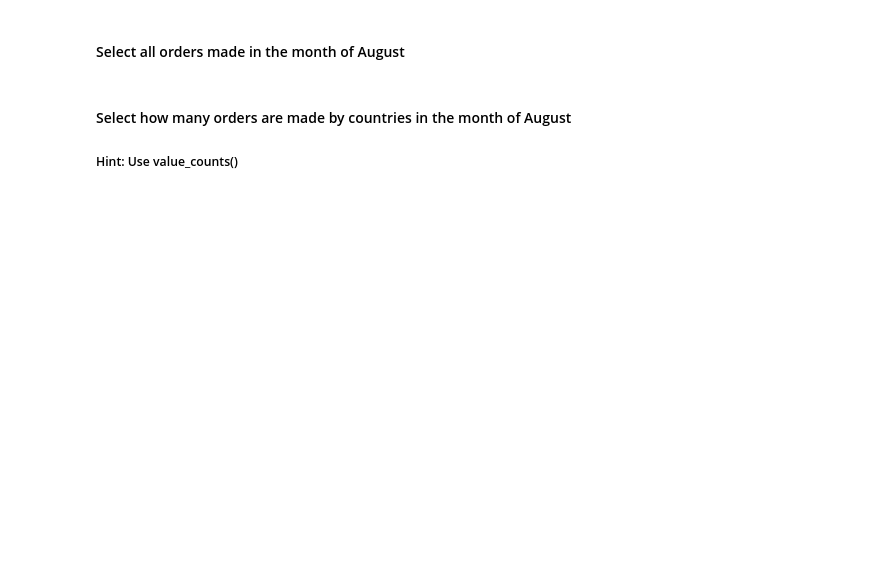
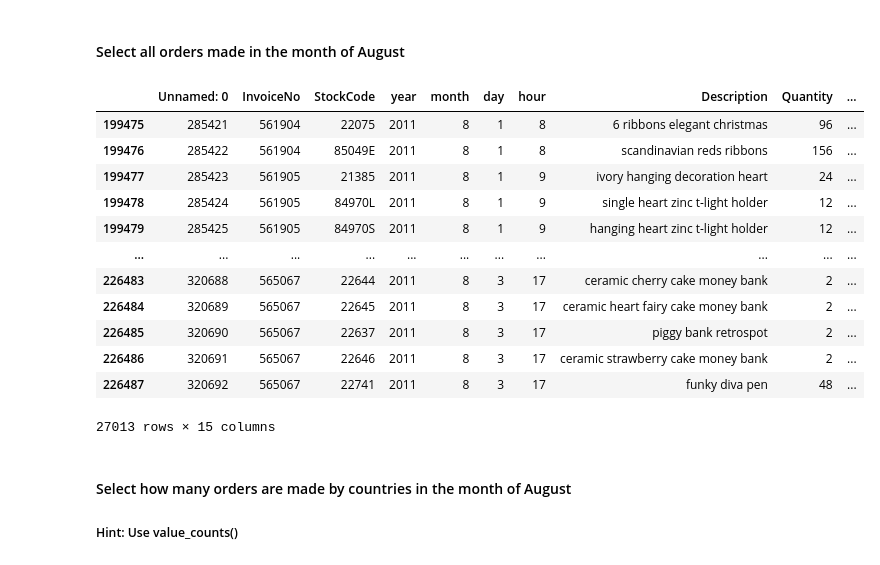
Before and after one commit to danielquer/data-pt-ber-08-20, a Jupyter notebook: Labs/module-2_labs/01_statistics/02_lab-subsetting-and-descriptive-stats/your-code/main-dani.ipynb, the cells around one changed output. Saved outputs shown, nothing was run; the diff lists cells and outputs as text; code cells hidden in the pictures; blank space fills up the shorter version.

```diff
--- a/Labs/module-2_labs/01_statistics/02_lab-subsetting-and-descriptive-stats/your-code/main-dani.ipynb
+++ b/Labs/module-2_labs/01_statistics/02_lab-subsetting-and-descriptive-stats/your-code/main-dani.ipynb
@@ -490,6 +531,21 @@ AttributeError: 'Series' object has no attribute 'search'
 #### Select all orders made in the month of August
 # %%
 # your answer here
+orders[orders['month']==8]
+# %% [output]
+|  | Unnamed: 0 | InvoiceNo | StockCode | year | month | day | hour | Description | Quantity | ... |
+| 199475 | 285421 | 561904 | 22075 | 2011 | 8 | 1 | 8 | 6 ribbons elegant christmas | 96 | ... |
+| 199476 | 285422 | 561904 | 85049E | 2011 | 8 | 1 | 8 | scandinavian reds ribbons | 156 | ... |
+| 199477 | 285423 | 561905 | 21385 | 2011 | 8 | 1 | 9 | ivory hanging decoration heart | 24 | ... |
+| 199478 | 285424 | 561905 | 84970L | 2011 | 8 | 1 | 9 | single heart zinc t-light holder | 12 | ... |
+| 199479 | 285425 | 561905 | 84970S | 2011 | 8 | 1 | 9 | hanging heart zinc t-light holder | 12 | ... |
+| ... | ... | ... | ... | ... | ... | ... | ... | ... | ... | ... |
+| 226483 | 320688 | 565067 | 22644 | 2011 | 8 | 3 | 17 | ceramic cherry cake money bank | 2 | ... |
+| 226484 | 320689 | 565067 | 22645 | 2011 | 8 | 3 | 17 | ceramic heart fairy cake money bank | 2 | ... |
+| 226485 | 320690 | 565067 | 22637 | 2011 | 8 | 3 | 17 | piggy bank retrospot | 2 | ... |
+| 226486 | 320691 | 565067 | 22646 | 2011 | 8 | 3 | 17 | ceramic strawberry cake money bank | 2 | ... |
+| 226487 | 320692 | 565067 | 22741 | 2011 | 8 | 3 | 17 | funky diva pen | 48 | ... |
+27013 rows × 15 columns
 # %% [markdown]
 #### Select how many orders are made by countries in the month of August
 ##### Hint: Use value_counts()
```
Also changed, not shown: parts of 9 cells of this notebook, 1 other file.
